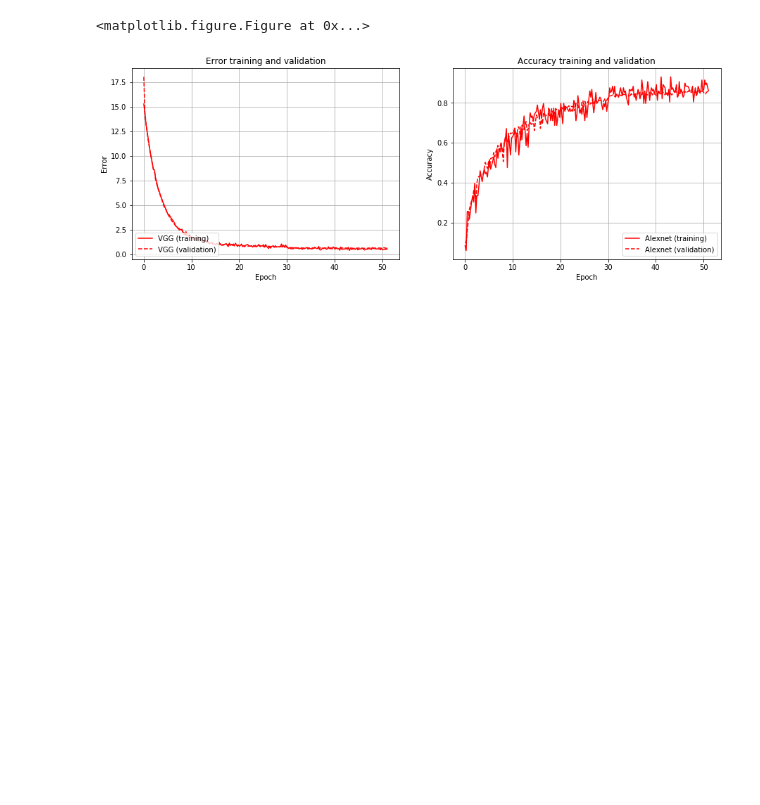
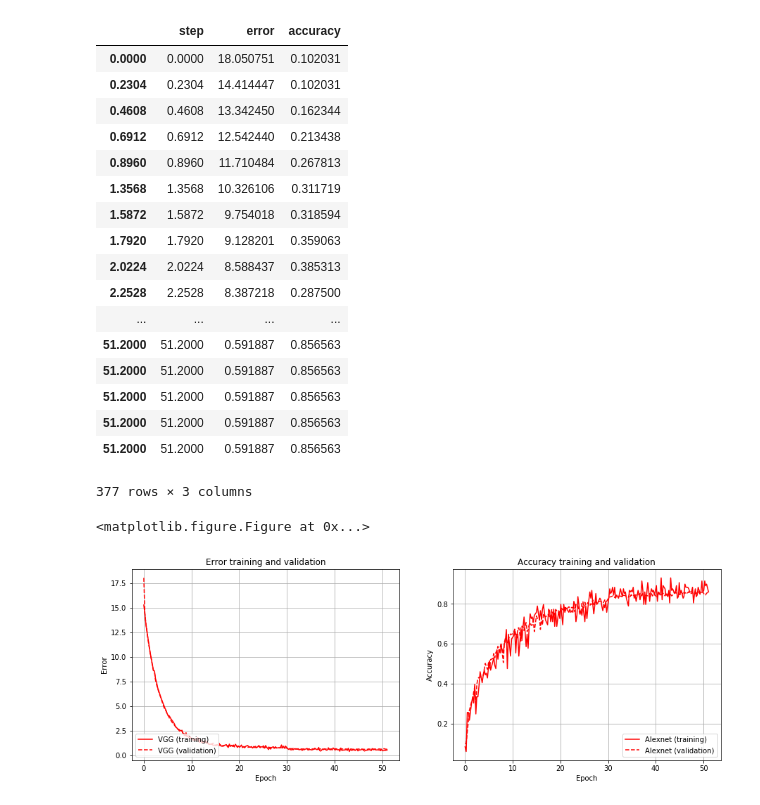
Before and after one commit to ridlonurrahman/cnn-playground, a Jupyter notebook: notebooks/vgg_allconvnet/plot.ipynb, the cells around one changed output. Cells and saved outputs as stored; diff of their text form; code cells hidden in the pictures; blank space fills up the shorter version.

```diff
--- a/notebooks/vgg_allconvnet/plot.ipynb
+++ b/notebooks/vgg_allconvnet/plot.ipynb
@@ -15,6 +15,27 @@ training_data = np.array(map(lambda x: [x[0]/(50000/float(batch_size)),x[1],x[2]
 # %%
 training_df = pd.DataFrame(training_data, index=training_data.transpose()[0],columns=['step','error','accuracy'])
 validation_df = pd.DataFrame(validation_data, index=validation_data.transpose()[0],columns=['step','error','accuracy'])
+# %%
+validation_df
+# %% [output]
+|  | step | error | accuracy |
+| 0.0000 | 0.0000 | 18.050751 | 0.102031 |
+| 0.2304 | 0.2304 | 14.414447 | 0.102031 |
+| 0.4608 | 0.4608 | 13.342450 | 0.162344 |
+| 0.6912 | 0.6912 | 12.542440 | 0.213438 |
+| 0.8960 | 0.8960 | 11.710484 | 0.267813 |
+| 1.3568 | 1.3568 | 10.326106 | 0.311719 |
+| 1.5872 | 1.5872 | 9.754018 | 0.318594 |
+| 1.7920 | 1.7920 | 9.128201 | 0.359063 |
+| 2.0224 | 2.0224 | 8.588437 | 0.385313 |
+| 2.2528 | 2.2528 | 8.387218 | 0.287500 |
+| ... | ... | ... | ... |
+| 51.2000 | 51.2000 | 0.591887 | 0.856563 |
+| 51.2000 | 51.2000 | 0.591887 | 0.856563 |
+| 51.2000 | 51.2000 | 0.591887 | 0.856563 |
+| 51.2000 | 51.2000 | 0.591887 | 0.856563 |
+| 51.2000 | 51.2000 | 0.591887 | 0.856563 |
+377 rows × 3 columns
 # %%
 plot_df = pd.merge(training_df,validation_df,how='inner',on=['step','step'])
 # %%
```
Also changed, not shown: 7 other files.
